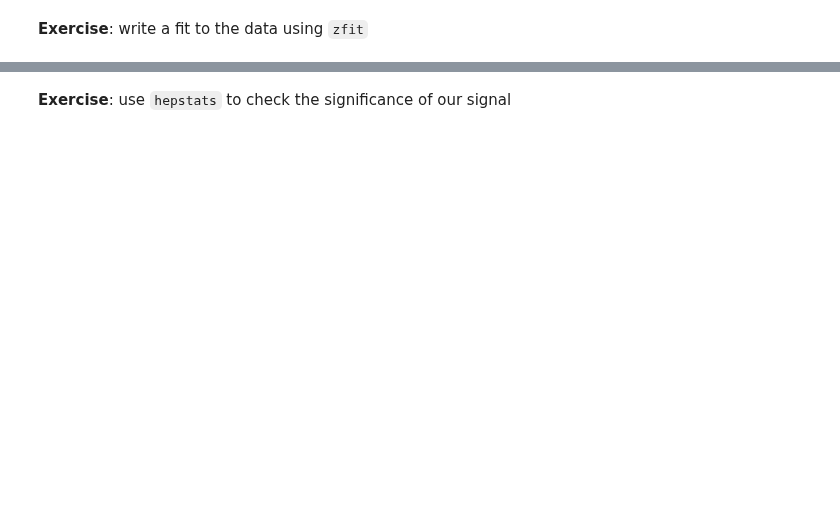
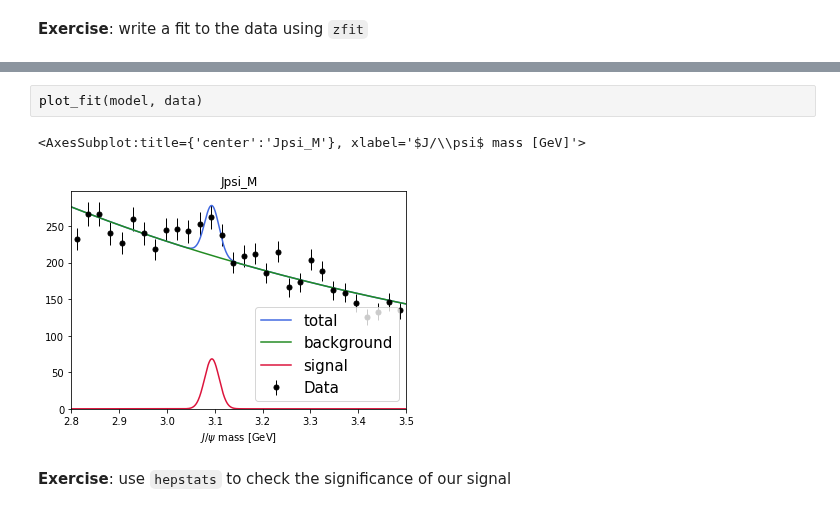
Before and after one commit to hsf-training/analysis-essentials, a Jupyter notebook: advanced-python/9Inference.ipynb, the cells around one changed output, grey strips where cells are left out. Cells and saved outputs as stored; diff of their text form; blank space fills up the shorter version.

```diff
--- a/advanced-python/9Inference.ipynb
+++ b/advanced-python/9Inference.ipynb
@@ -35,2 +204,7 @@ import hepstats
+# %%
+plot_fit(model, data)
+# %% [output]
+<AxesSubplot:title={'center':'Jpsi_M'}, xlabel='$J/\\psi$ mass [GeV]'>
+[figure, added]
 # %% [markdown]
 **Exercise**: use `hepstats` to check the significance of our signal
```
Also changed, not shown: parts of 29 cells of this notebook.
